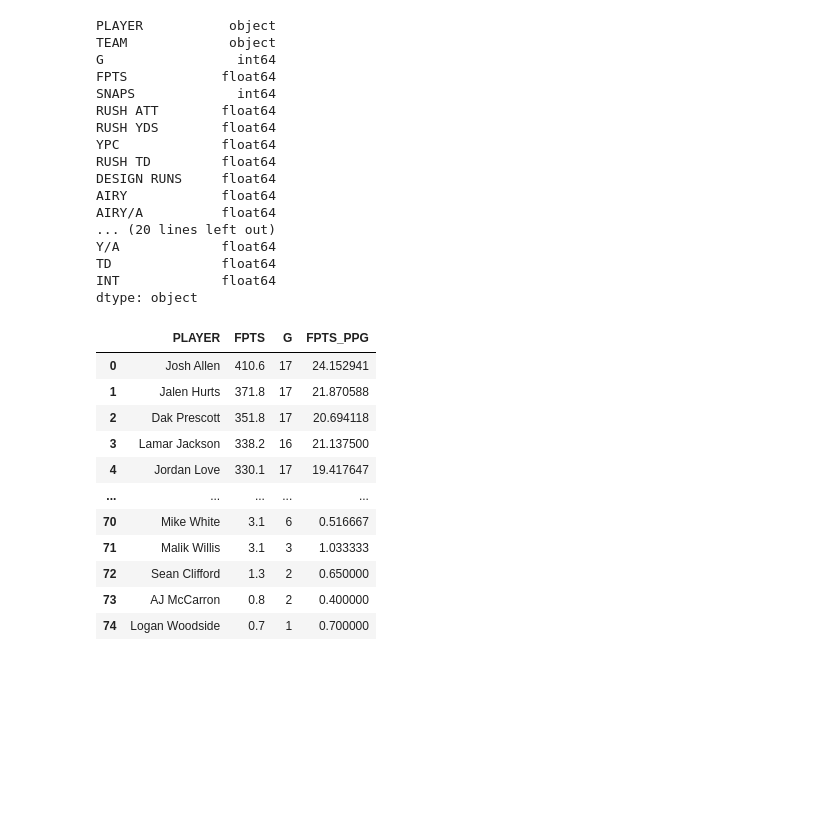
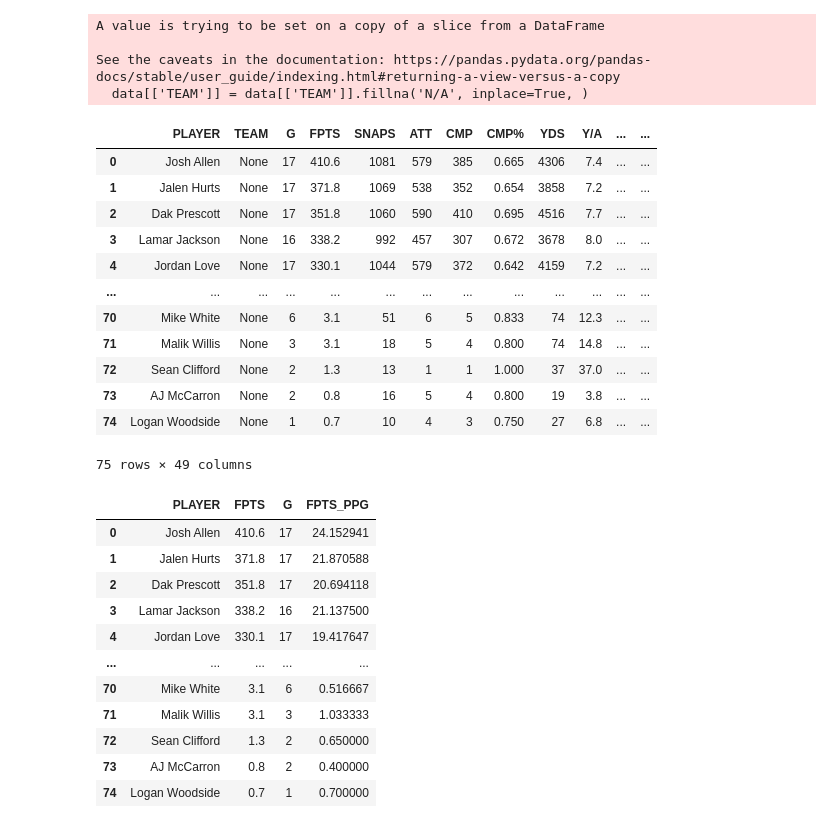
Before and after one commit to dschuler36/FFForecast, a Jupyter notebook: qb-model-building.ipynb, the cells around one changed output. Saved outputs shown, nothing was run; the diff lists cells and outputs as text; code cells hidden in the pictures; blank space fills up the shorter version.

Commit message:
wip on nflverse data

```diff
--- a/qb-model-building.ipynb
+++ b/qb-model-building.ipynb
@@ -20,37 +20,52 @@ passing_pressure = pd.read_csv('data/The Edge - Passing - Pressure.csv')
 # team_defense_rb = pd.read_csv('data/The Edge - Team Defense - vs. RB.csv')
 # team_defense_te = pd.read_csv('data/The Edge - Team Defense - vs. TE.csv')
 
-# Merge datasets
-data = pd.concat([passing_rushing, passing_air_yards, passing_pressure,
-                  passing_play_calling, passing_basic])
+dataframes = {
+    'passing_basic': passing_basic,
+    'passing_rushing': passing_rushing,
+    'passing_air_yards': passing_air_yards,
+    'passing_pressure': passing_pressure,
+    'passing_play_calling': passing_play_calling,
+}
+
+# Merge all dataframes on 'PLAYER' column
+data = dataframes['passing_basic']
+for key, df in dataframes.items():
+    if key != 'passing_basic':
+        data = pd.merge(data, df, on=['PLAYER', 'TEAM'], how='inner', suffixes=('', f'_{key}'))
+
 
 # Handle missing values
-data.fillna(0, inplace=True)
-data['PLAYER'] = data['PLAYER'].astype(str)
-data['TEAM'] = data['TEAM'].astype(str)
-print(data.dtypes)
-
-
-# Ensure unique player names by combining with the team to avoid duplicates
-data['PLAYER_TEAM'] = data['PLAYER'] + '_' + data['TEAM']
+data[['TEAM']] = data[['TEAM']].fillna('N/A', inplace=True, )
+# data.fillna(0, inplace=True)
+# data['PLAYER'] = data['PLAYER'].astype(str)
+# data['TEAM'] = data['TEAM'].astype(str)
+# print(data.dtypes)
+#
+#
+# # Ensure unique player names by combining with the team to avoid duplicates
+# data['PLAYER_TEAM'] = data['PLAYER'] + '_' + data['TEAM']
 # %% [output]
-PLAYER           object
-TEAM             object
-G                 int64
-FPTS            float64
-SNAPS             int64
-RUSH ATT        float64
-RUSH YDS        float64
-YPC             float64
-RUSH TD         float64
-DESIGN RUNS     float64
-AIRY            float64
-AIRY/A          float64
-... (20 lines left out)
-Y/A             float64
-TD              float64
-INT             float64
-dtype: object
+A value is trying to be set on a copy of a slice from a DataFrame
+
+See the caveats in the documentation: https://pandas.pydata.org/pandas-docs/stable/user_guide/indexing.html#returning-a-view-versus-a-copy
+  data[['TEAM']] = data[['TEAM']].fillna('N/A', inplace=True, )
+# %%
+data
+# %% [output]
+|  | PLAYER | TEAM | G | FPTS | SNAPS | ATT | CMP | CMP% | YDS | Y/A | ... | ... |
+| 0 | Josh Allen | None | 17 | 410.6 | 1081 | 579 | 385 | 0.665 | 4306 | 7.4 | ... | ... |
+| 1 | Jalen Hurts | None | 17 | 371.8 | 1069 | 538 | 352 | 0.654 | 3858 | 7.2 | ... | ... |
+| 2 | Dak Prescott | None | 17 | 351.8 | 1060 | 590 | 410 | 0.695 | 4516 | 7.7 | ... | ... |
+| 3 | Lamar Jackson | None | 16 | 338.2 | 992 | 457 | 307 | 0.672 | 3678 | 8.0 | ... | ... |
+| 4 | Jordan Love | None | 17 | 330.1 | 1044 | 579 | 372 | 0.642 | 4159 | 7.2 | ... | ... |
+| ... | ... | ... | ... | ... | ... | ... | ... | ... | ... | ... | ... | ... |
+| 70 | Mike White | None | 6 | 3.1 | 51 | 6 | 5 | 0.833 | 74 | 12.3 | ... | ... |
+| 71 | Malik Willis | None | 3 | 3.1 | 18 | 5 | 4 | 0.800 | 74 | 14.8 | ... | ... |
+| 72 | Sean Clifford | None | 2 | 1.3 | 13 | 1 | 1 | 1.000 | 37 | 37.0 | ... | ... |
+| 73 | AJ McCarron | None | 2 | 0.8 | 16 | 5 | 4 | 0.800 | 19 | 3.8 | ... | ... |
+| 74 | Logan Woodside | None | 1 | 0.7 | 10 | 4 | 3 | 0.750 | 27 | 6.8 | ... | ... |
+75 rows × 49 columns
 # %%
 # add pts per game as target variable
 data['FPTS_PER_GAME'] = data['FPTS'] / data['G']
```
Also changed, not shown: parts of 4 cells of this notebook, 6 other files.
